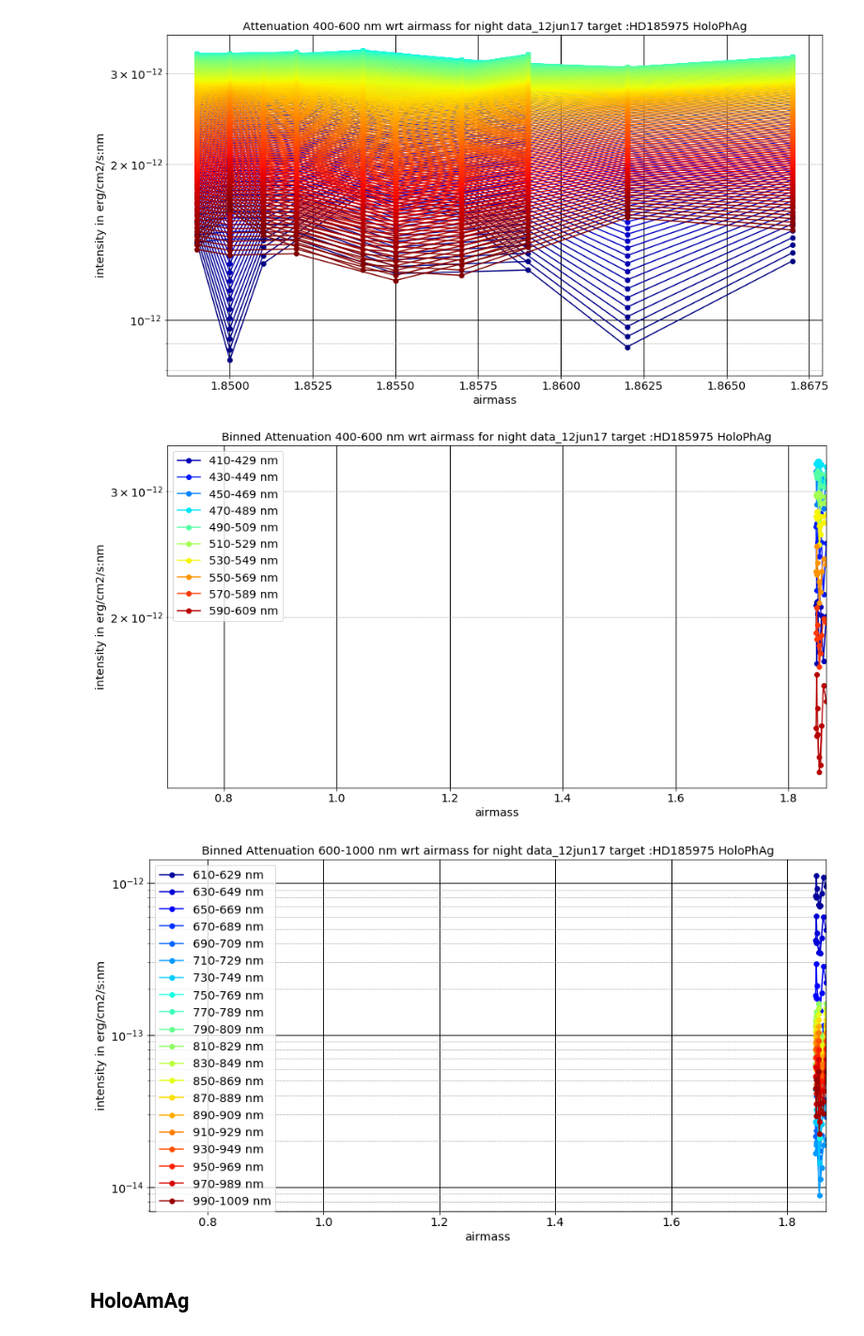
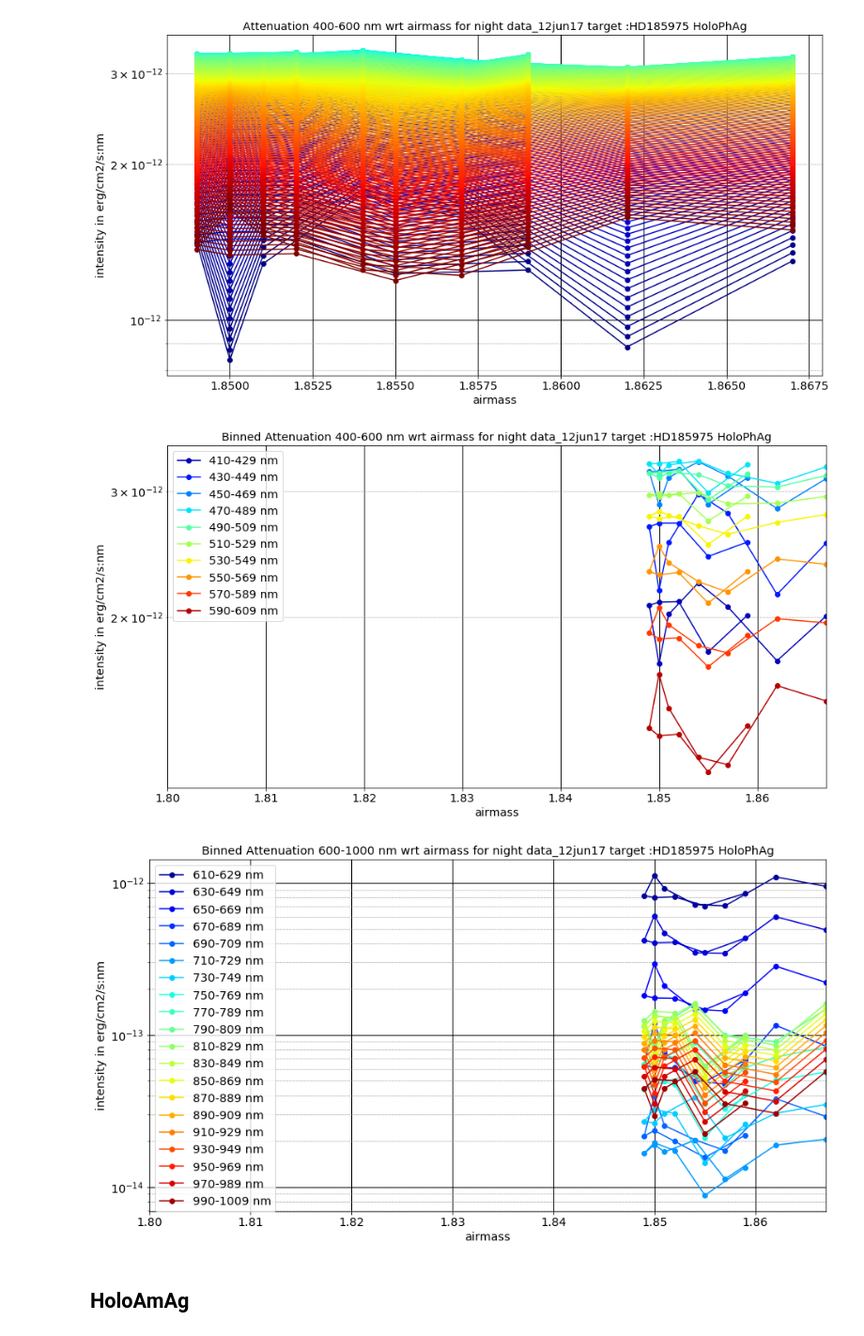
Before and after one commit to sylvielsstfr/SpectractorAnaAtm, a Jupyter notebook: ana_12jun17/HD185975/GetDisperserAttenuation_smooth.ipynb, the cells around one changed output. Shown at 94% size. Drawn from its saved outputs; the diff is of its cells as text; code cells hidden in the pictures.

Commit message:
add plot on airmass

```diff
--- a/ana_12jun17/HD185975/GetDisperserAttenuation_smooth.ipynb
+++ b/ana_12jun17/HD185975/GetDisperserAttenuation_smooth.ipynb
@@ -708,15 +719,15 @@ PlotSpectraDataSimAttenuationSmooth(all_spectrafiles,sel_obs_HoloPhAg,SearchTagR
 # %%
 thetitle="Binned Attenuation 400-600 nm wrt airmass for night "+All_Subdirs[idx_sel_subdir]+" target :"+list_of_objects_str+" HoloPhAg"
 # %%
-PlotSpectraDataSimAttenuationSmoothBin(all_spectrafiles,sel_obs_HoloPhAg,SearchTagRe,wlshift,thetitle,FLAG_WL_CORRECTION,Flag_corr_wl=True,XMIN=0,XMAX=0,YMIN=0,YMAX=0,ZMIN=400,ZMAX=600,Wwidth=21,Bwidth=20)
+PlotSpectraDataSimAttenuationSmoothBin(all_spectrafiles,sel_obs_HoloPhAg,SearchTagRe,wlshift,thetitle,FLAG_WL_CORRECTION,Flag_corr_wl=True,XMIN=1.8,XMAX=0,YMIN=0,YMAX=0,ZMIN=400,ZMAX=600,Wwidth=21,Bwidth=20)
 # %% [output]
-[figure, old version]
+[figure, new version]
 # %%
 thetitle="Binned Attenuation 600-1000 nm wrt airmass for night "+All_Subdirs[idx_sel_subdir]+" target :"+list_of_objects_str+" HoloPhAg"
 # %%
-PlotSpectraDataSimAttenuationSmoothBin(all_spectrafiles,sel_obs_HoloPhAg,SearchTagRe,wlshift,thetitle,FLAG_WL_CORRECTION,Flag_corr_wl=True,XMIN=0,XMAX=0,YMIN=0,YMAX=0,ZMIN=600,ZMAX=1000,Wwidth=21,Bwidth=20)
+PlotSpectraDataSimAttenuationSmoothBin(all_spectrafiles,sel_obs_HoloPhAg,SearchTagRe,wlshift,thetitle,FLAG_WL_CORRECTION,Flag_corr_wl=True,XMIN=1.8,XMAX=0,YMIN=0,YMAX=0,ZMIN=600,ZMAX=1000,Wwidth=21,Bwidth=20)
 # %% [output]
-[figure, old version]
+[figure, new version]
 # %% [markdown]
 ## HoloAmAg
 # %%
```
Also changed, not shown: parts of 13 cells of this notebook, 1 other file.
